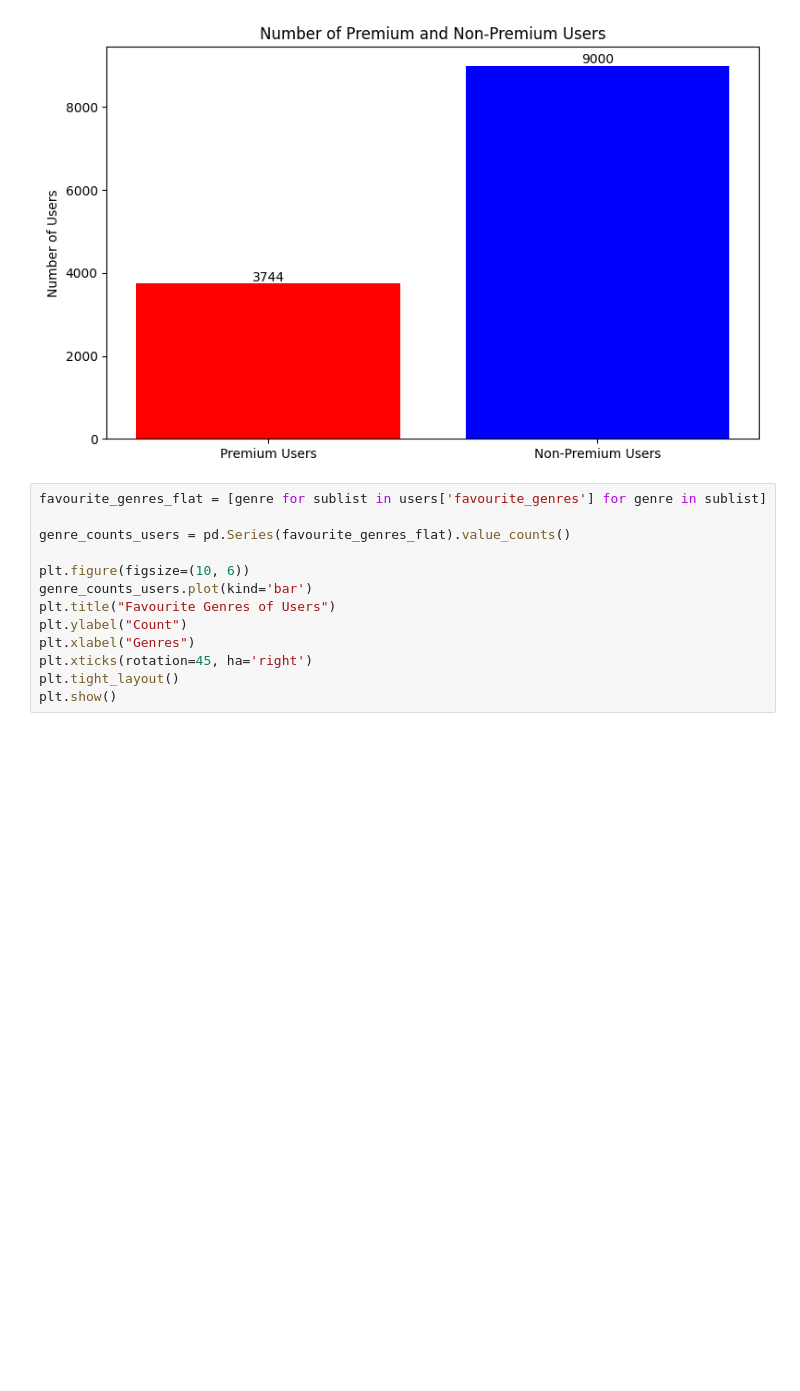
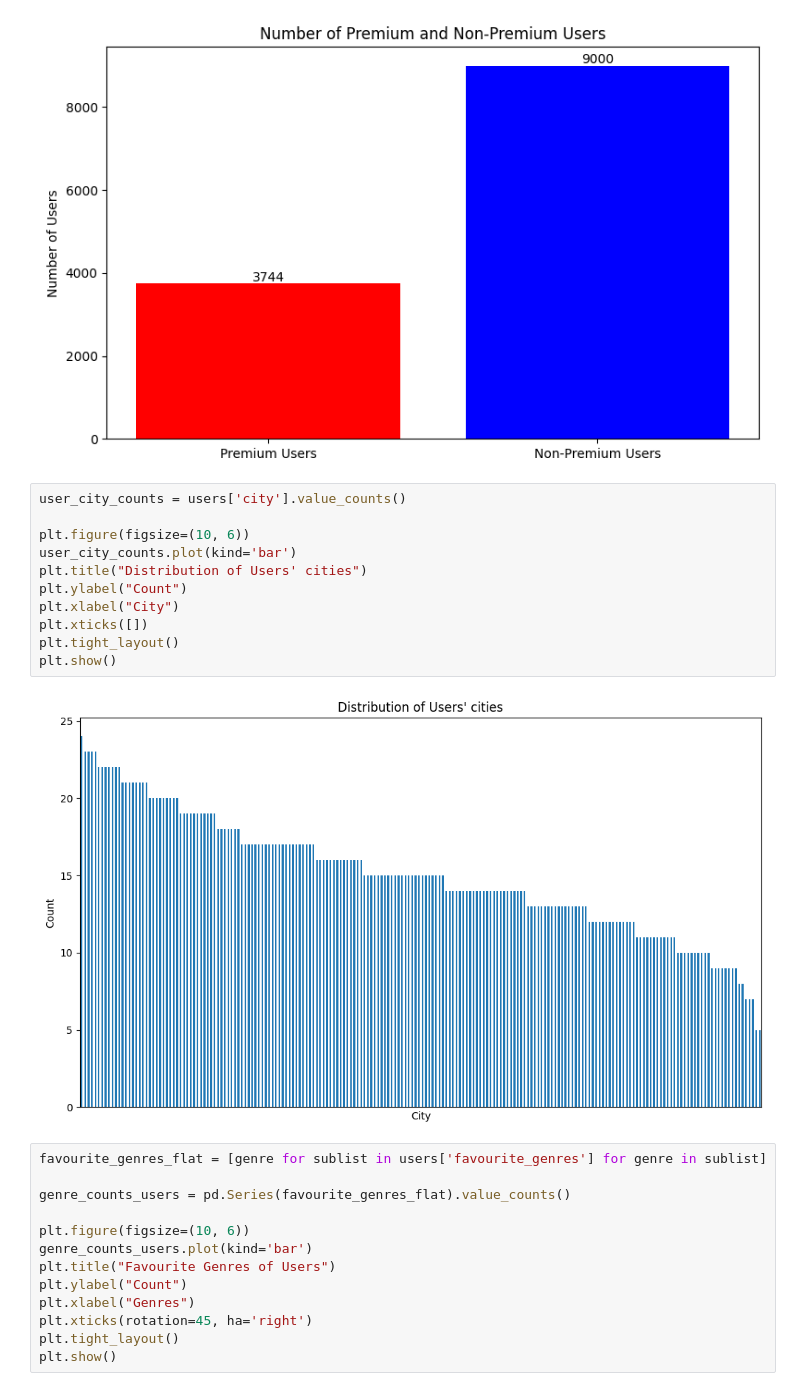
Before and after one commit to sz-aleksandra/premium-candidate-predictor, a Jupyter notebook: IUM.ipynb, the cells around one changed output. Drawn from its saved outputs; the diff is of its cells as text; blank space fills up the shorter version.

```diff
--- a/IUM.ipynb
+++ b/IUM.ipynb
@@ -250,6 +250,19 @@ plt.tight_layout()
 plt.show()
 # %% [output]
 [figure]
+# %%
+user_city_counts = users['city'].value_counts()
+
+plt.figure(figsize=(10, 6))
+user_city_counts.plot(kind='bar')
+plt.title("Distribution of Users' cities")
+plt.ylabel("Count")
+plt.xlabel("City")
+plt.xticks([])
+plt.tight_layout()
+plt.show()
+# %% [output]
+[figure, added]
 # %%
 favourite_genres_flat = [genre for sublist in users['favourite_genres'] for genre in sublist]
 
```
Also changed, not shown: parts of 5 cells of this notebook.
